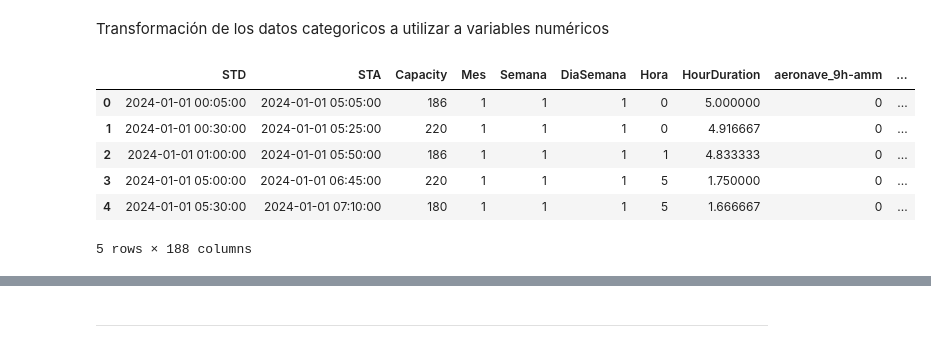
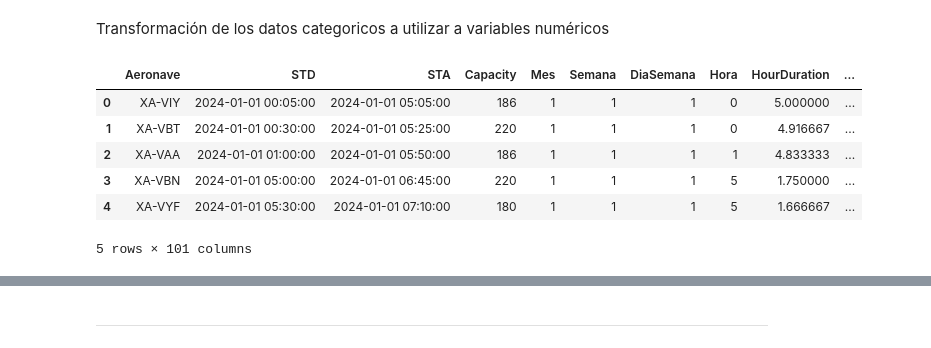
Before and after one commit to FrancoMendoza2003/Datathon2024, a Jupyter notebook: prediction/pasajeros/01_-variablesENE24.ipynb, the cells around one changed output, grey strips where cells are left out. Saved outputs shown, nothing was run; the diff lists cells and outputs as text; code cells hidden in the pictures.

```diff
--- a/prediction/pasajeros/01_5-variablestest.ipynb
+++ b/prediction/pasajeros/01_-variablesENE24.ipynb
@@ -52,31 +42,31 @@ Transformación de los datos categoricos a utilizar a variables numéricos
 # %%
 for col, prefix in zip(
     [
-        "Aeronave",
+        # "Aeronave",
         "DepartureStation",
         "ArrivalStation",
         "Destination_Type",
         "Origin_Type",
     ],
     [
-        "aeronave",
+        # "aeronave",
         "departure",
         "arrival",
         "destino",
         "origen",
     ],
 ):
     X = one_hot_encode(X, column=col, prefix=prefix)
 
 X.head()
 # %% [output]
-|  | STD | STA | Capacity | Mes | Semana | DiaSemana | Hora | HourDuration | aeronave_9h-amm | ... |
-| 0 | 2024-01-01 00:05:00 | 2024-01-01 05:05:00 | 186 | 1 | 1 | 1 | 0 | 5.000000 | 0 | ... |
-| 1 | 2024-01-01 00:30:00 | 2024-01-01 05:25:00 | 220 | 1 | 1 | 1 | 0 | 4.916667 | 0 | ... |
-| 2 | 2024-01-01 01:00:00 | 2024-01-01 05:50:00 | 186 | 1 | 1 | 1 | 1 | 4.833333 | 0 | ... |
-| 3 | 2024-01-01 05:00:00 | 2024-01-01 06:45:00 | 220 | 1 | 1 | 1 | 5 | 1.750000 | 0 | ... |
-| 4 | 2024-01-01 05:30:00 | 2024-01-01 07:10:00 | 180 | 1 | 1 | 1 | 5 | 1.666667 | 0 | ... |
+|  | Aeronave | STD | STA | Capacity | Mes | Semana | DiaSemana | Hora | HourDuration | ... |
+| 0 | XA-VIY | 2024-01-01 00:05:00 | 2024-01-01 05:05:00 | 186 | 1 | 1 | 1 | 0 | 5.000000 | ... |
+| 1 | XA-VBT | 2024-01-01 00:30:00 | 2024-01-01 05:25:00 | 220 | 1 | 1 | 1 | 0 | 4.916667 | ... |
+| 2 | XA-VAA | 2024-01-01 01:00:00 | 2024-01-01 05:50:00 | 186 | 1 | 1 | 1 | 1 | 4.833333 | ... |
+| 3 | XA-VBN | 2024-01-01 05:00:00 | 2024-01-01 06:45:00 | 220 | 1 | 1 | 1 | 5 | 1.750000 | ... |
+| 4 | XA-VYF | 2024-01-01 05:30:00 | 2024-01-01 07:10:00 | 180 | 1 | 1 | 1 | 5 | 1.666667 | ... |
-5 rows × 188 columns
+5 rows × 101 columns
 # %%
 X["Dia"] = X["STD"].dt.day_of_year
 X = X.drop(columns=["STD"])
```
Also changed, not shown: parts of 9 cells of this notebook, 5 other files.
